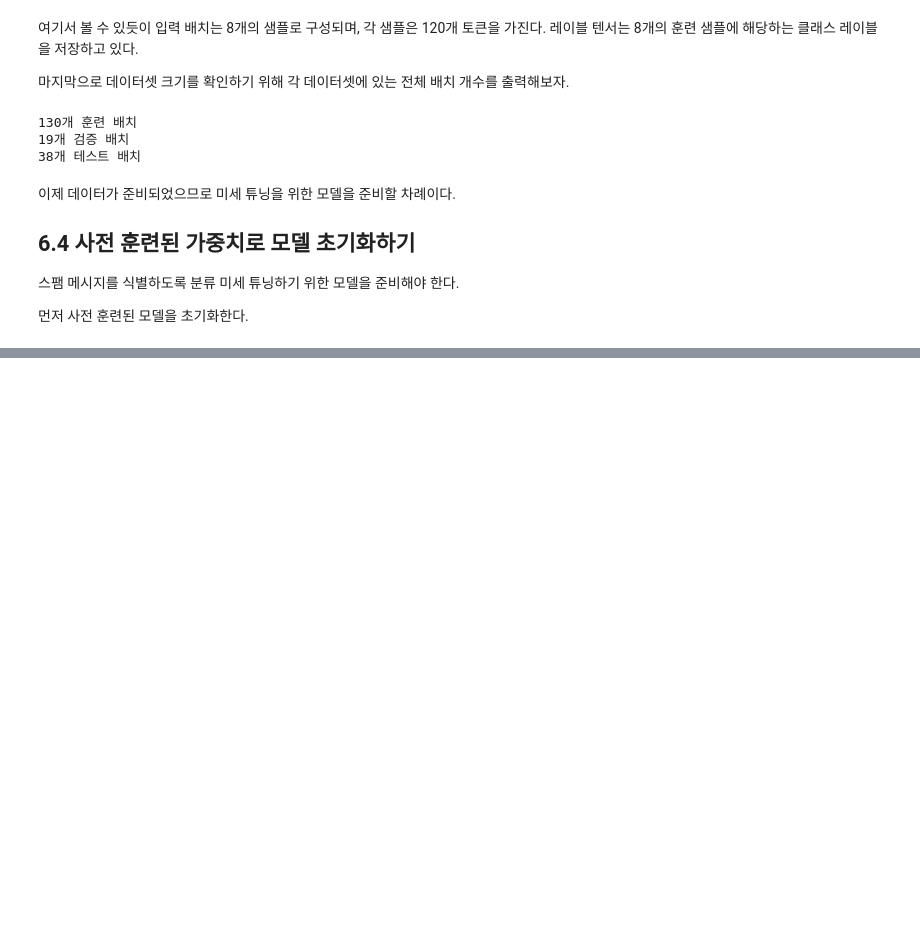
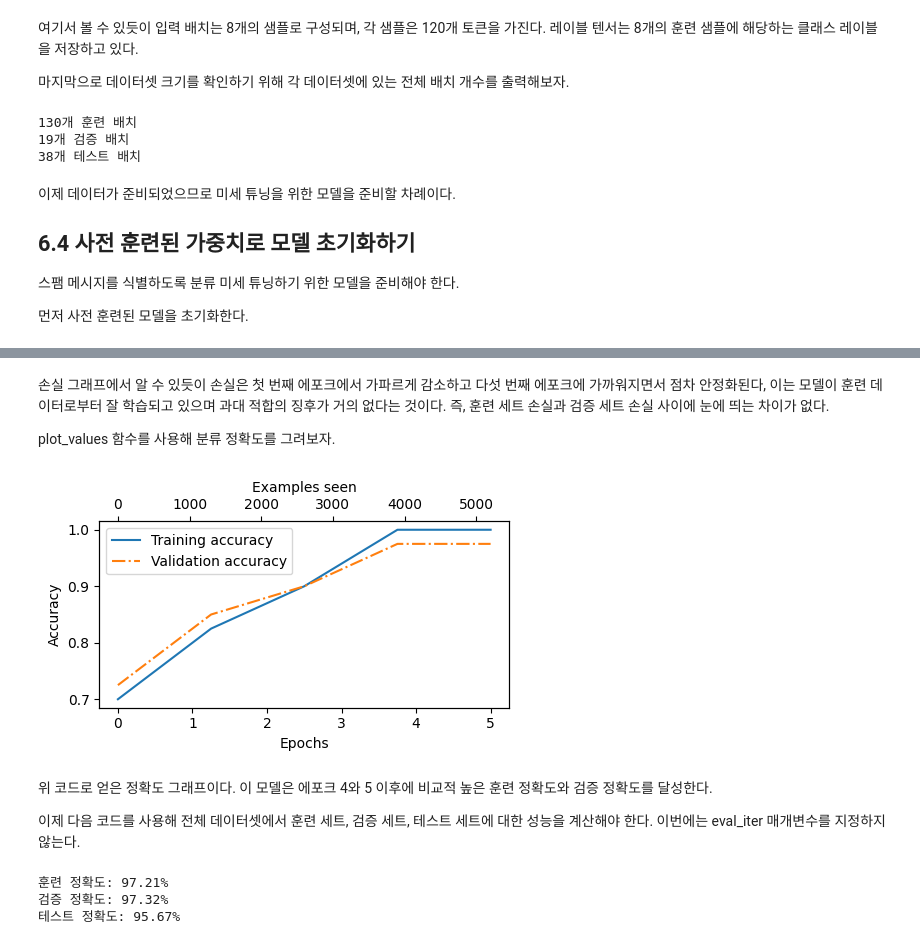
Before and after one commit to kimdanha/Build-a-Large-Language-Model, a Jupyter notebook: ch06/ch06_fine_tuning_for_Classification.ipynb, the cells around one changed output, grey strips where cells are left out. Saved outputs shown, nothing was run; the diff lists cells and outputs as text; code cells hidden in the pictures; blank space fills up the shorter version.

```diff
--- a/ch06/ch06_fine_tuning_for_Classification.ipynb
+++ b/ch06/ch06_fine_tuning_for_Classification.ipynb
@@ -322,0 +500,4 @@ BASE_CONFIG.update(model_configs[CHOOSE_MODEL])
+# %%
+logits = outputs[:, -1, :]
+label = torch.argmax(logits, dim=-1)
+print("클래스 레이블:", label.item())
@@ -322,0 +566,7 @@ BASE_CONFIG.update(model_configs[CHOOSE_MODEL])
+# %%
+def calc_loss_batch(input_batch, target_batch, model, device):
+  input_batch = input_batch.to(device)
+  target_batch = target_batch.to(device)
+  logits = model(input_batch)[:, -1, :]
+  loss = torch.nn.functional.cross_entropy(logits, target_batch)
+  return loss
@@ -322,0 +593,10 @@ BASE_CONFIG.update(model_configs[CHOOSE_MODEL])
+# %%
+with torch.no_grad():
+  train_loss = calc_loss_loader(
+      train_loader, model, device, num_batches=5
+  )
+  val_loss = calc_loss_loader(val_loader, model, device, num_batches=5)
+  test_loss = calc_loss_loader(test_loader, model, device, num_batches=5)
+print(f"훈련 손실: {train_loss: .3f}")
+print(f"검증 손실: {val_loss: .3f}")
+print(f"테스트 손실: {test_loss: .3f}")
@@ -322,0 +757,29 @@ BASE_CONFIG.update(model_configs[CHOOSE_MODEL])
+# %% [markdown]
+손실 그래프에서 알 수 있듯이 손실은 첫 번째 에포크에서 가파르게 감소하고 다섯 번째 에포크에 가까워지면서 점차 안정화된다, 이는 모델이 훈련 데이터로부터 잘 학습되고 있으며 과대 적합의 징후가 거의 없다는 것이다. 즉, 훈련 세트 손실과 검증 세트 손실 사이에 눈에 띄는 차이가 없다.
+
+plot_values 함수를 사용해 분류 정확도를 그려보자.
+# %%
+epochs_tensor = torch.linspace(0, num_epochs, len(train_accs))
+examples_seen_tensor = torch.linspace(
+    0, examples_seen, len(train_accs)
+)
+plot_values(
+    epochs_tensor, examples_seen_tensor, train_accs, val_accs, label="accuracy")
+# %% [output]
+[figure, added]
+# %% [markdown]
+위 코드로 얻은 정확도 그래프이다. 이 모델은 에포크 4와 5 이후에 비교적 높은 훈련 정확도와 검증 정확도를 달성한다.
+
+이제 다음 코드를 사용해 전체 데이터셋에서 훈련 세트, 검증 세트, 테스트 세트에 대한 성능을 계산해야 한다. 이번에는 eval_iter 매개변수를 지정하지 않는다.
+# %%
+train_accuracy = calc_accuracy_loader(train_loader, model, device)
+val_accuracy = calc_accuracy_loader(val_loader, model, device)
+test_accuracy = calc_accuracy_loader(test_loader, model, device)
+
+print(f"훈련 정확도: {train_accuracy*100:.2f}%")
+print(f"검증 정확도: {val_accuracy*100:.2f}%")
+print(f"테스트 정확도: {test_accuracy*100:.2f}%")
+# %% [output]
+훈련 정확도: 97.21%
+검증 정확도: 97.32%
+테스트 정확도: 95.67%
```
Also changed, not shown: parts of 49 cells of this notebook.
